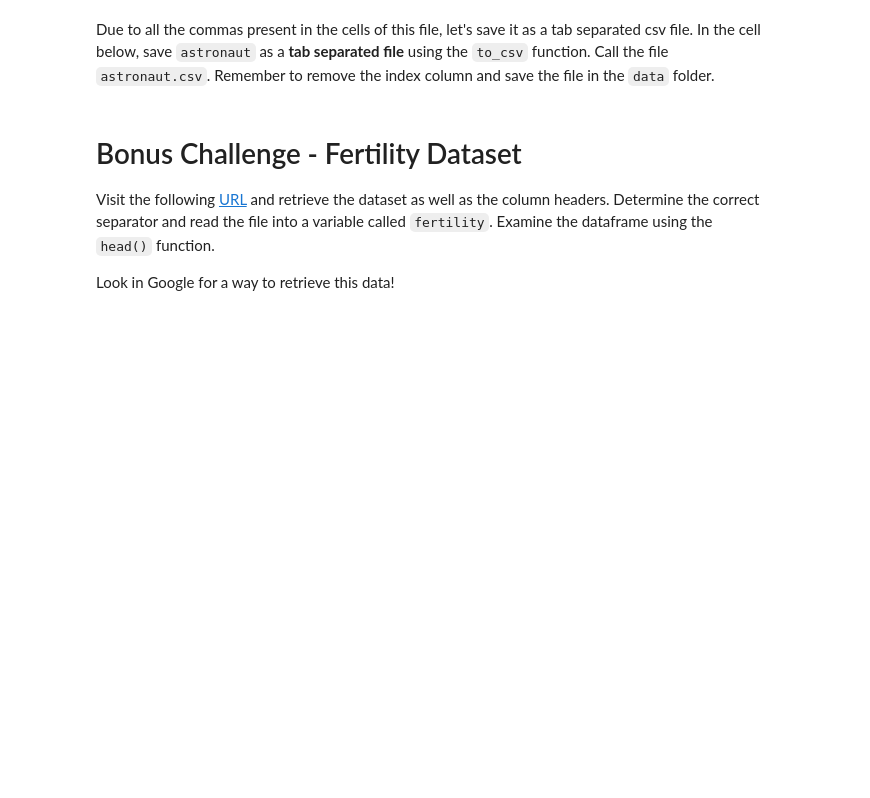
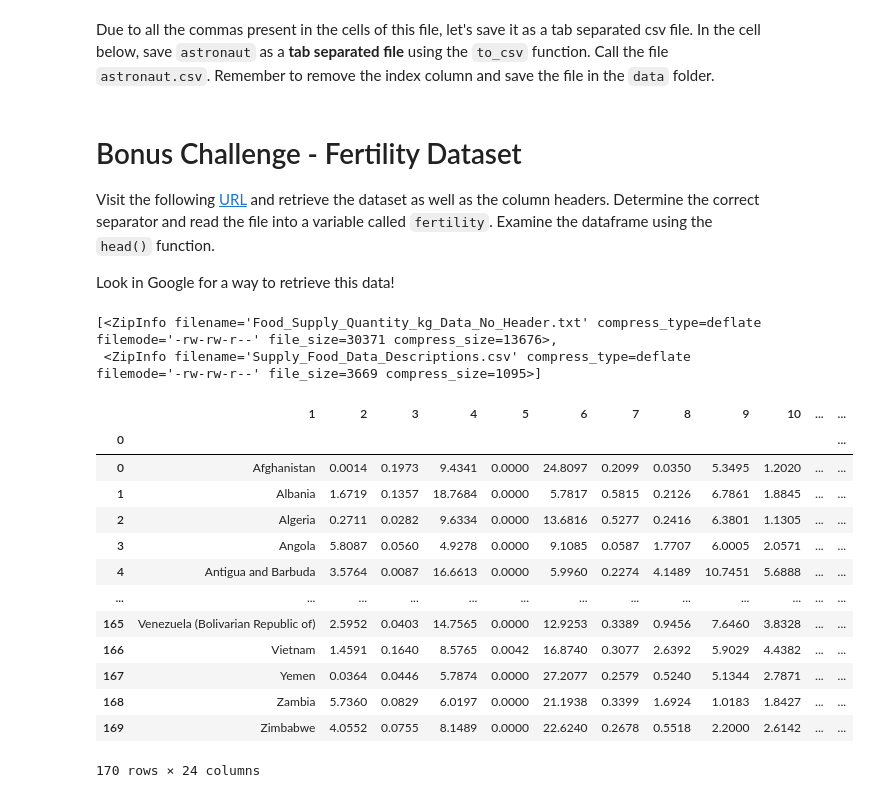
Before and after one commit to ta-data-mad/dataptmad0420, a Jupyter notebook: module-1/importing-exporting-data/your-code/main.ipynb, the cells around one changed output. Saved outputs shown, nothing was run; the diff lists cells and outputs as text; code cells hidden in the pictures; blank space fills up the shorter version.

```diff
--- a/module-1/importing-exporting-data/your-code/main.ipynb
+++ b/module-1/importing-exporting-data/your-code/main.ipynb
@@ -106,0 +195,25 @@ Look in Google for a way to retrieve this data!
+# %%
+from zipfile import ZipFile
+zip_file = ZipFile('../data/challenge3.zip')
+zip_file.infolist()
+# %% [output]
+[<ZipInfo filename='Food_Supply_Quantity_kg_Data_No_Header.txt' compress_type=deflate filemode='-rw-rw-r--' file_size=30371 compress_size=13676>,
+ <ZipInfo filename='Supply_Food_Data_Descriptions.csv' compress_type=deflate filemode='-rw-rw-r--' file_size=3669 compress_size=1095>]
+# %%
+df = pd.read_csv(zip_file.open('Food_Supply_Quantity_kg_Data_No_Header.txt'), sep='\t', header=None, index_col=0)
+df
+# %% [output]
+|  | 1 | 2 | 3 | 4 | 5 | 6 | 7 | 8 | 9 | 10 | ... | ... |
+| 0 |  |  |  |  |  |  |  |  |  |  |  | ... |
+| 0 | Afghanistan | 0.0014 | 0.1973 | 9.4341 | 0.0000 | 24.8097 | 0.2099 | 0.0350 | 5.3495 | 1.2020 | ... | ... |
+| 1 | Albania | 1.6719 | 0.1357 | 18.7684 | 0.0000 | 5.7817 | 0.5815 | 0.2126 | 6.7861 | 1.8845 | ... | ... |
+| 2 | Algeria | 0.2711 | 0.0282 | 9.6334 | 0.0000 | 13.6816 | 0.5277 | 0.2416 | 6.3801 | 1.1305 | ... | ... |
+| 3 | Angola | 5.8087 | 0.0560 | 4.9278 | 0.0000 | 9.1085 | 0.0587 | 1.7707 | 6.0005 | 2.0571 | ... | ... |
+| 4 | Antigua and Barbuda | 3.5764 | 0.0087 | 16.6613 | 0.0000 | 5.9960 | 0.2274 | 4.1489 | 10.7451 | 5.6888 | ... | ... |
+| ... | ... | ... | ... | ... | ... | ... | ... | ... | ... | ... | ... | ... |
+| 165 | Venezuela (Bolivarian Republic of) | 2.5952 | 0.0403 | 14.7565 | 0.0000 | 12.9253 | 0.3389 | 0.9456 | 7.6460 | 3.8328 | ... | ... |
+| 166 | Vietnam | 1.4591 | 0.1640 | 8.5765 | 0.0042 | 16.8740 | 0.3077 | 2.6392 | 5.9029 | 4.4382 | ... | ... |
+| 167 | Yemen | 0.0364 | 0.0446 | 5.7874 | 0.0000 | 27.2077 | 0.2579 | 0.5240 | 5.1344 | 2.7871 | ... | ... |
+| 168 | Zambia | 5.7360 | 0.0829 | 6.0197 | 0.0000 | 21.1938 | 0.3399 | 1.6924 | 1.0183 | 1.8427 | ... | ... |
+| 169 | Zimbabwe | 4.0552 | 0.0755 | 8.1489 | 0.0000 | 22.6240 | 0.2678 | 0.5518 | 2.2000 | 2.6142 | ... | ... |
+170 rows × 24 columns
```
Also changed, not shown: parts of 33 cells of this notebook, 4 other files.
